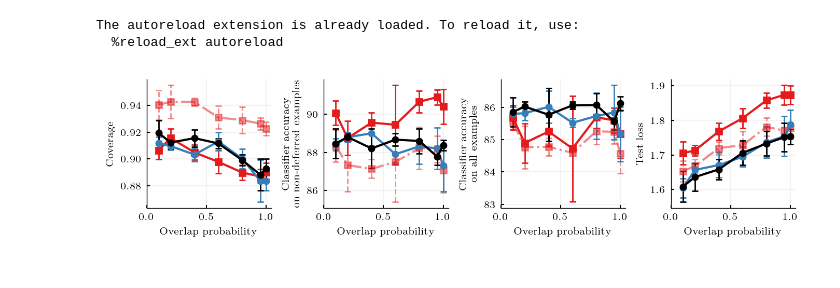
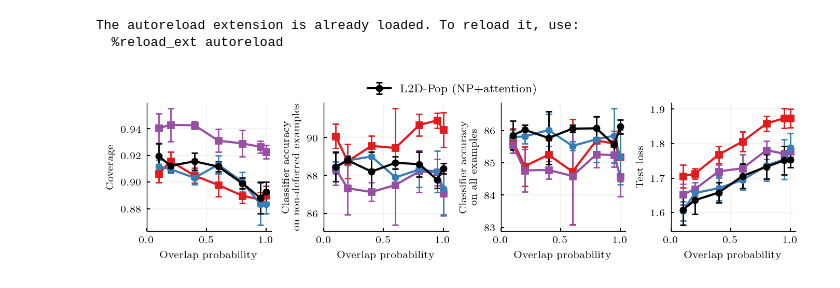
Before and after one commit to dvtailor/meta-l2d, a Jupyter notebook: notebooks_paperplots/plot_paper_ready_supp.ipynb, the cells around one changed output. Cells and saved outputs as stored; diff of their text form; code cells hidden in the pictures.

Commit message:
plotting notebook changes

```diff
--- a/notebooks_paperplots/plot_paper_ready_supp.ipynb
+++ b/notebooks_paperplots/plot_paper_ready_supp.ipynb
@@ -29,6 +29,6 @@ p_out_lst = [0.1,0.2,0.4,0.6,0.8,0.95,1.0]
 # %%
-# budget_lst = [0.01,0.02,0.05,0.1,0.2,0.5,1.0]
-budget_lst = [1.0]
+budget_lst = [0.01,0.02,0.05,0.1,0.2,0.5,1.0]
+# budget_lst = [1.0]
 seed_lst = [1071,3918,4420,5251,6637]
 metrics_lst = ['cov', 'sys_acc', 'exp_acc', 'clf_acc', 'exp_acc_alone', 'clf_acc_alone', 'val_loss']
 
@@ -64,8 +64,9 @@ for l2d_type in l2d_type_lst:
         for metric, vals in metrics_all.items():
             results[l2d_type][budget][metric] = np.vstack(vals)
 # %%
-c_red = mpl.colormaps['Set1'](0)
-c_blue = mpl.colormaps['Set1'](1)
+c_single = mpl.colormaps['Set1'](0) # red
+c_pop = mpl.colormaps['Set1'](1) # blue
+c_single_finetune = mpl.colormaps['Set1'](3) # purple
 # %%
 metrics_to_text = {
     'cov':'Coverage',
@@ -85,3 +79,10 @@ l2d_type_to_text = {
+# %%
+l2d_type_to_text = {
+    'single': 'single-L2D',
+    'single_finetune': 'L2D-Pop (finetune)',
+    'pop': 'L2D-Pop (NP)',
+    'pop_attn': 'L2D-Pop (NP+attention)',
+}
 # %%
 # dataset_to_yticks_expacc = {
 #     'cifar10' : [20,40,60,80,100]
@@ -94,53 +95,48 @@ l2d_type_to_text = {
 # %%
 fig,axs = plt.subplots(1,4,figsize=(page_width,1.6), constrained_layout=True)
 
-metric_to_col = {'single':c_red,'pop':c_blue, 'pop_attn':'k', 'single_finetune':c_red}
-metric_to_marker = {'single':'s-','pop':'o-', 'pop_attn':'o-', 'single_finetune':'s-.'}
+metric_to_col = {'single':c_single,'pop':c_pop, 'pop_attn':'k', 'single_finetune':c_single_finetune}
+metric_to_marker = {'single':'s-','pop':'o-', 'pop_attn':'o-', 'single_finetune':'s-'}
 errbar_args={'capsize':2, 'markersize':4, 'elinewidth':1, 'capthick':1, 'lw':1.5} # 'fmt':'o-'
 
 fs_ax_lbl=7
 fs_ax_ticks = 7
 fs_ax_title = 8
 
 budget = 1.0
 for ax,metric in zip(axs,['cov', 'clf_acc', 'clf_acc_alone', 'val_loss']):
     for l2d_type in l2d_type_lst:
         metric_mean = np.mean(results[l2d_type][budget][metric], axis=1)
         metric_std = np.std(results[l2d_type][budget][metric], axis=1)
         overlap_prob = np.array(p_out_lst)
-        if l2d_type == 'single_finetune':
-            eb1 = ax.errorbar(overlap_prob, metric_mean, yerr=metric_std, label=l2d_type_to_text[l2d_type], \
-                    c=metric_to_col[l2d_type], fmt=metric_to_marker[l2d_type], alpha=0.5, **errbar_args)
-            eb1[-1][0].set_linestyle('--')
-        else:
-            ax.errorbar(overlap_prob, metric_mean, yerr=metric_std, label=l2d_type_to_text[l2d_type], \
-                    c=metric_to_col[l2d_type], fmt=metric_to_marker[l2d_type], **errbar_args)
+        ax.errorbar(overlap_prob, metric_mean, yerr=metric_std, label=l2d_type_to_text[l2d_type], \
+                c=metric_to_col[l2d_type], fmt=metric_to_marker[l2d_type], **errbar_args)
     ax.set_xticks([0,0.5,1])
 
     ax.set_ylabel(metrics_to_text[metric], fontsize=fs_ax_lbl)
     ax.grid(True, alpha=0.15)
     ax.spines['right'].set_visible(False)
     ax.spines['top'].set_visible(False)
     ax.tick_params(direction='in', labelsize=fs_ax_ticks,length=2., width=0.75)
     [x.set_linewidth(.5) for x in ax.spines.values()]
     ax.set_xlabel('Overlap probability', fontsize=fs_ax_lbl)
 
 # # non-cifar20 legend
 # handles, labels = axs[1].get_legend_handles_labels()
 # order = [1,0,2]
 # leg = fig.legend([handles[idx] for idx in order],[labels[idx] for idx in order], \
 #                  fontsize=fs_ax_title,frameon=False,ncol=3,loc='upper center',bbox_to_anchor=(0.5, 1.15))
 # leg.get_frame().set_linewidth(0.5)
 
-# # cifar20 legend
-# handles, labels = axs[1].get_legend_handles_labels()
-# leg = fig.legend([handles[-1]],[labels[-1]], \
-#                  fontsize=fs_ax_title,frameon=False,loc='upper center',bbox_to_anchor=(0.5, 1.15))
-# leg.get_frame().set_linewidth(0.5)
+# cifar20 legend
+handles, labels = axs[1].get_legend_handles_labels()
+leg = fig.legend([handles[-1]],[labels[-1]], \
+                 fontsize=fs_ax_title,frameon=False,loc='upper center',bbox_to_anchor=(0.5, 1.15))
+leg.get_frame().set_linewidth(0.5)
 
 # fig.savefig(f'exp_{ds_name}_supp.pdf', dpi=600, facecolor='white', bbox_inches='tight', pad_inches=0.01)
 # %% [output]
-[figure, old version]
+[figure, new version]
 # %%
 p_out_show_idx = [0,2,4]
 
```
Also changed, not shown: parts of 4 cells of this notebook, 8 other files.
